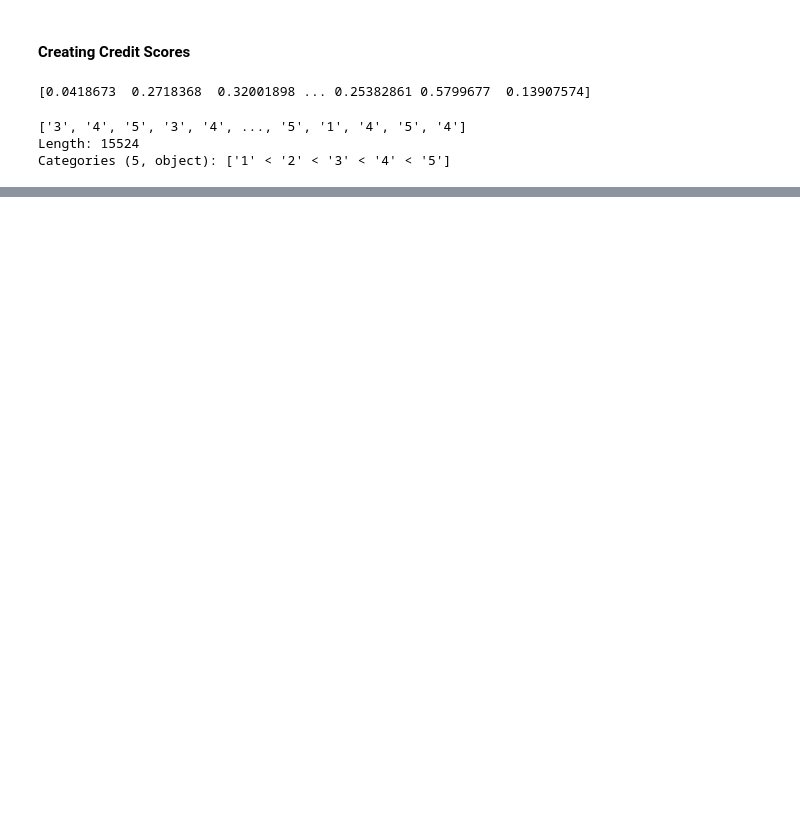
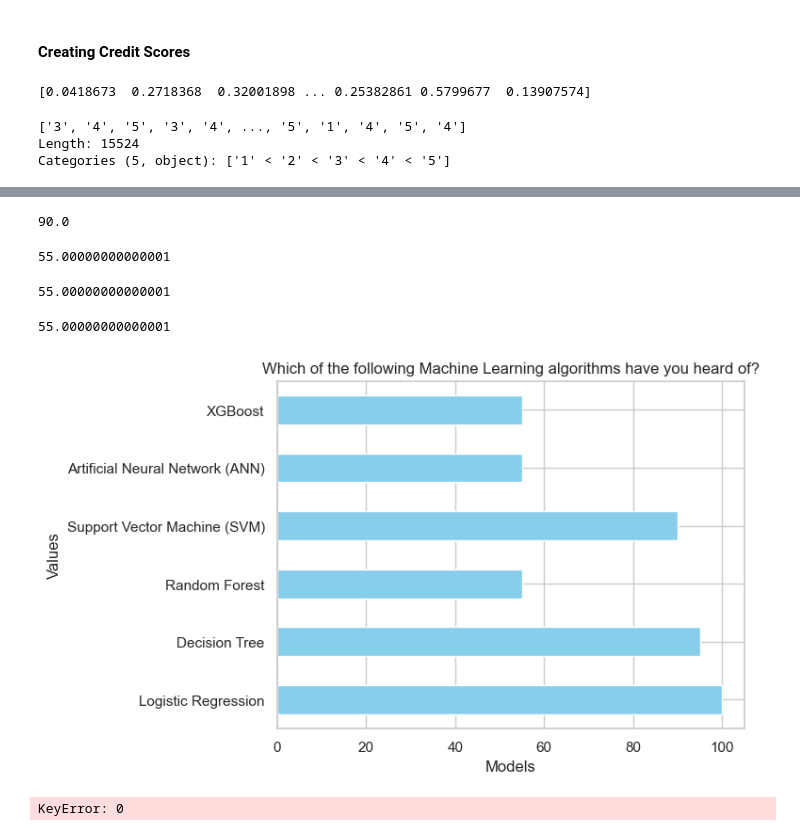
Before and after one commit to sbs23038/Capstone, a Jupyter notebook: SBS23038_Sem3.ipynb, the cells around one changed output, grey strips where cells are left out. Cells and saved outputs as stored; diff of their text form; code cells hidden in the pictures; blank space fills up the shorter version.

```diff
--- a/SBS23038_Sem3.ipynb
+++ b/SBS23038_Sem3.ipynb
@@ -3306,0 +3441,34 @@ sum(balance.values)/sum(rwa)
+# %%
+svm_ind = survey['svm_ind'].value_counts(normalize=True) * 100
+svm_ind[0]
+# %% [output]
+90.0
+# %%
+rf_ind = survey['rf_ind'].value_counts(normalize=True) * 100
+rf_ind[0]
+# %% [output]
+55.00000000000001
+# %%
+ann_ind = survey['ann_ind'].value_counts(normalize=True) * 100
+ann_ind[0]
+# %% [output]
+55.00000000000001
+# %%
+xgb_ind = survey['xgb_ind'].value_counts(normalize=True) * 100
+xgb_ind[0]
+# %% [output]
+55.00000000000001
+# %%
+bar_plot_df = pd.DataFrame({
+    'Models': ['Logistic Regression', 'Decision Tree', 'Random Forest', 'Support Vector Machine (SVM)',
+               'Artificial Neural Network (ANN)', 'XGBoost'],
+    'Values': [log_ind[0],dt_ind[0],rf_ind[0],svm_ind[0],ann_ind[0],xgb_ind[0]]
+})
+# %%
+bar_plot_df.plot(x='Models', y='Values', kind='barh', color='skyblue', legend=False)
+plt.xlabel('Models')
+plt.ylabel('Values')
+plt.title(survey.columns[3])
+plt.show()
+# %% [output]
+[figure, added]
@@ -3306,0 +3477,4 @@ sum(balance.values)/sum(rwa)
+# %%
+support
+# %% [output]
+KeyError: 0
```
Also changed, not shown: parts of 455 cells of this notebook.
